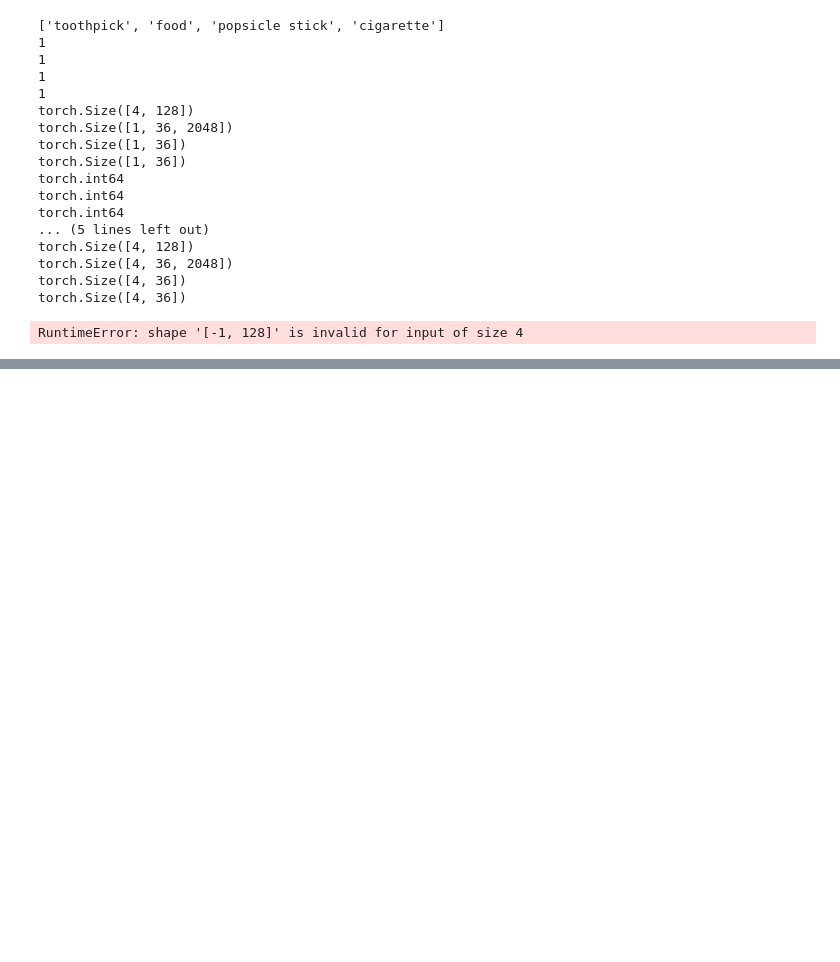
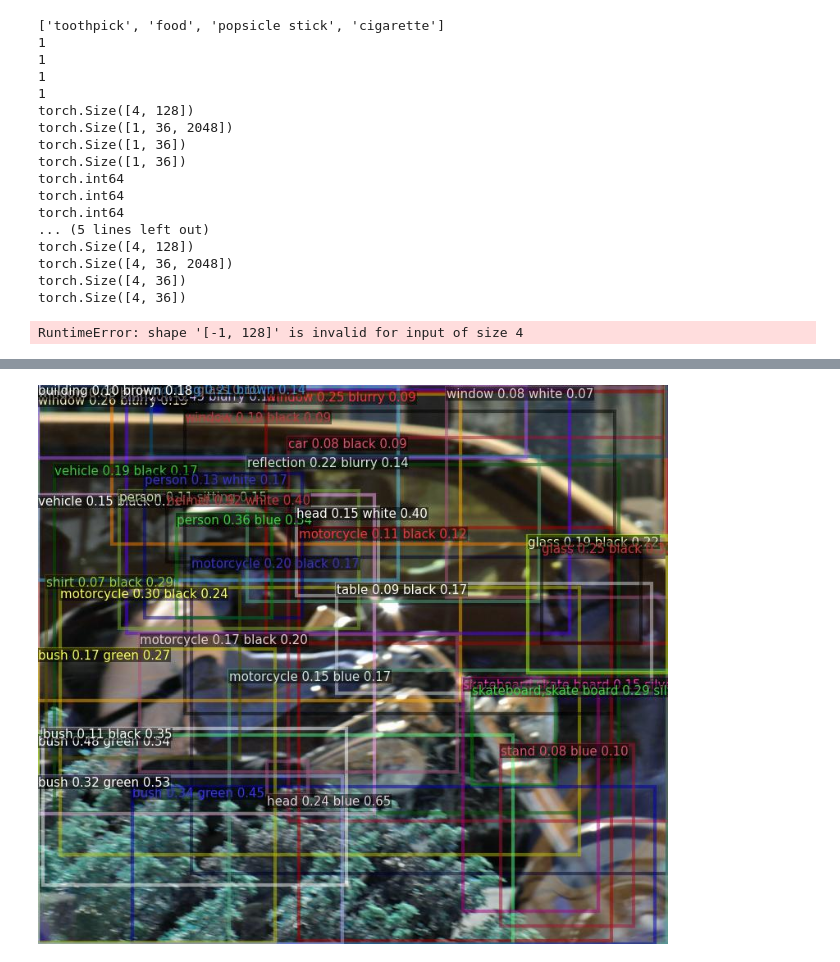
Before and after one commit to Zachary-Wenhao/MLLM-AOKVQA, a Jupyter notebook: baselineR3.ipynb, the cells around one changed output, grey strips where cells are left out. Cells and saved outputs as stored; diff of their text form; code cells hidden in the pictures; blank space fills up the shorter version.

```diff
--- a/baselineR3.ipynb
+++ b/baselineR3.ipynb
@@ -434,0 +469,13 @@ RuntimeError: shape '[-1, 128]' is invalid for input of size 4
+# %%
+objids = utils.get_data(OBJ_URL)
+attrids = utils.get_data(ATTR_URL)
+vqa_answers = utils.get_data(VQA_URL)
+# %%
+frcnn_cfg = Config.from_pretrained("unc-nlp/frcnn-vg-finetuned")
+
+frcnn = GeneralizedRCNN.from_pretrained("unc-nlp/frcnn-vg-finetuned", config=frcnn_cfg)
+
+image_preprocess = Preprocess(frcnn_cfg)
+
+bert_tokenizer = BertTokenizerFast.from_pretrained("bert-base-uncased")
+visualbert_vqa = VisualBertForQuestionAnswering.from_pretrained("uclanlp/visualbert-vqa")
@@ -434,0 +491,26 @@ RuntimeError: shape '[-1, 128]' is invalid for input of size 4
+# %%
+# image viz
+URL = "./aokvqa/datasets/coco2017/val2017/000000461751.jpg"
+frcnn_visualizer = SingleImageViz(URL, id2obj=objids, id2attr=attrids)
+# run frcnn
+images, sizes, scales_yx = image_preprocess(URL)
+output_dict = frcnn(
+    images,
+    sizes,
+    scales_yx=scales_yx,
+    padding="max_detections",
+    max_detections=frcnn_cfg.max_detections,
+    return_tensors="pt",
+)
+# add boxes and labels to the image
+
+frcnn_visualizer.draw_boxes(
+    output_dict.get("boxes"),
+    output_dict.pop("obj_ids"),
+    output_dict.pop("obj_probs"),
+    output_dict.pop("attr_ids"),
+    output_dict.pop("attr_probs"),
+)
+showarray(frcnn_visualizer._get_buffer())
+# %% [output]
+[figure, added]
```
Also changed, not shown: parts of 18 cells of this notebook, 6 other files.
